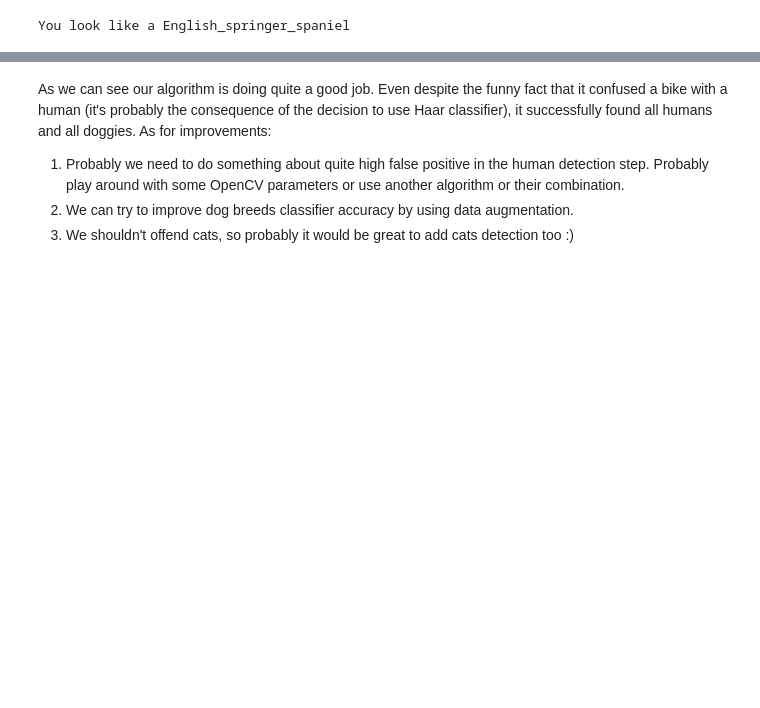
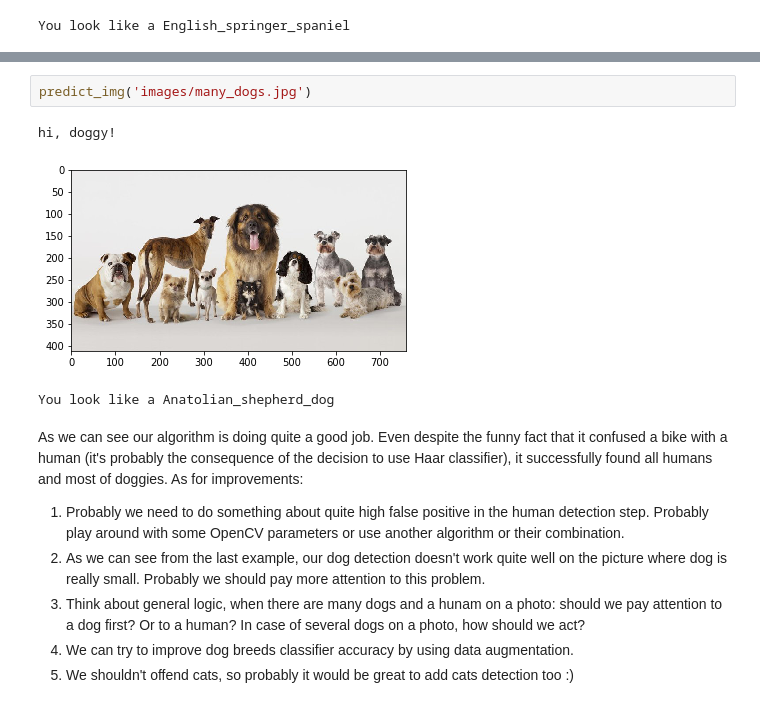
Before and after one commit to Natatisha/dog-project, a Jupyter notebook: dog_app.ipynb, the cells around one changed output, grey strips where cells are left out. Cells and saved outputs as stored; diff of their text form; blank space fills up the shorter version.

Commit message:
more examples and final suggestions

```diff
--- a/dog_app.ipynb
+++ b/dog_app.ipynb
@@ -963,6 +975,14 @@ You look like a English_springer_spaniel
+# %%
+predict_img('images/many_dogs.jpg')
+# %% [output]
+hi, doggy!
+[figure, added]
+You look like a Anatolian_shepherd_dog
 # %% [markdown]
-As we can see our algorithm is doing quite a good job. Even despite the funny fact that it confused a bike with a human (it's probably the consequence of the decision to use Haar classifier), it successfully found all humans and all doggies.
+As we can see our algorithm is doing quite a good job. Even despite the funny fact that it confused a bike with a human (it's probably the consequence of the decision to use Haar classifier), it successfully found all humans and most of doggies.
 As for improvements:
 1. Probably we need to do something about quite high false positive in the human detection step. Probably play around with some OpenCV parameters or use another algorithm or their combination.
-2. We can try to improve dog breeds classifier accuracy by using data augmentation.
-3. We shouldn't offend cats, so probably it would be great to add cats detection too :)
+2. As we can see from the last example, our dog detection doesn't work quite well on the picture where dog is really small. Probably we should pay more attention to this problem.
+3. Think about general logic, when there are many dogs and a hunam on a photo: should we pay attention to a dog first? Or to a human? In case of several dogs on a photo, how should we act?
+4. We can try to improve dog breeds classifier accuracy by using data augmentation.
+5. We shouldn't offend cats, so probably it would be great to add cats detection too :)
```
Also changed, not shown: parts of 2 cells of this notebook, 3 other files.
